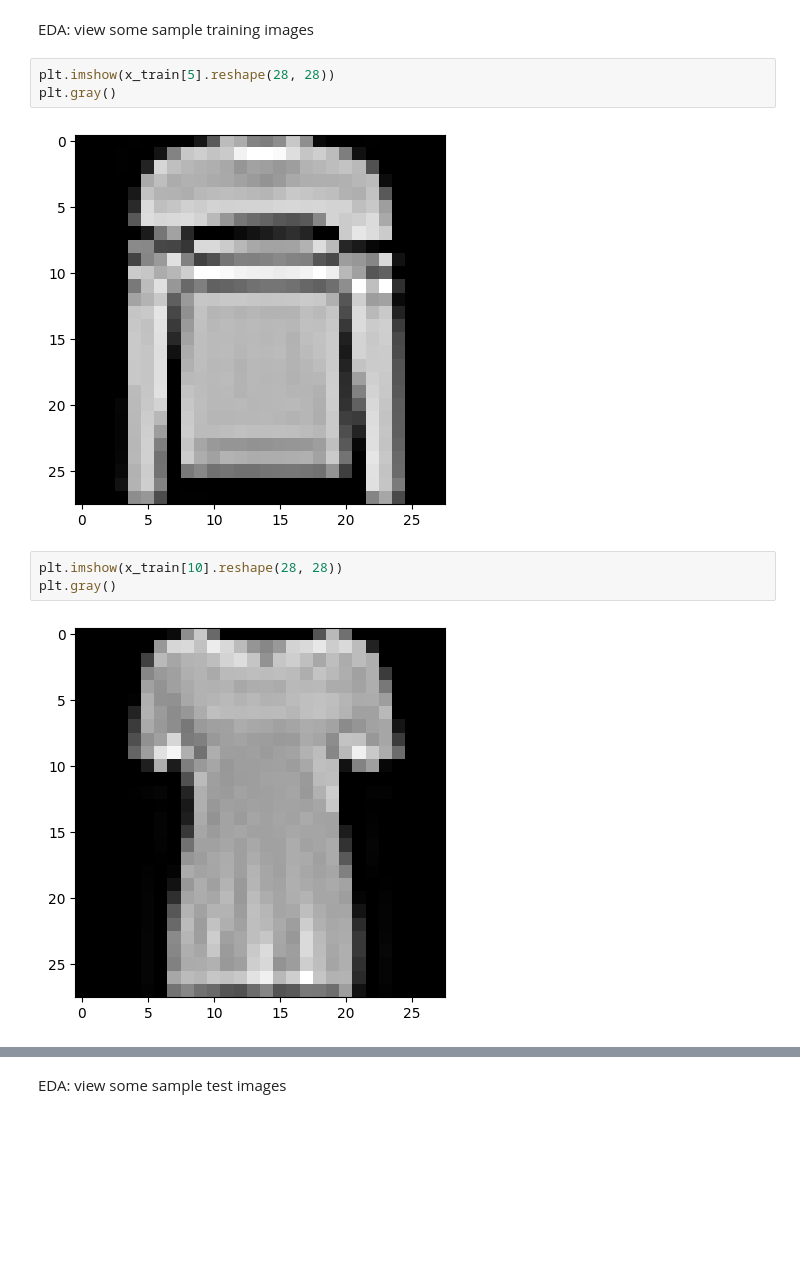
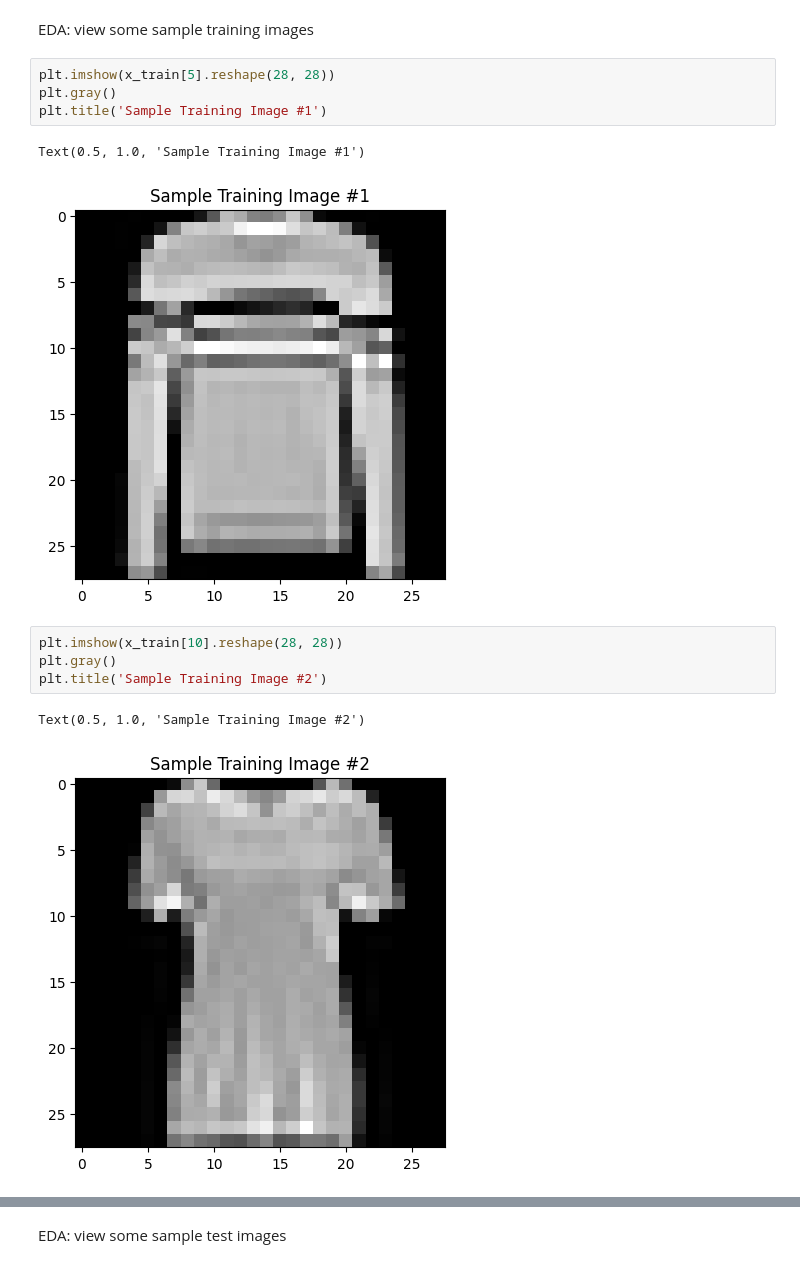
Before and after one commit to laurenwisniewski/DS4002-Project-3, a Jupyter notebook: DS_Project_3.ipynb, the cells around one changed output, grey strips where cells are left out. Saved outputs shown, nothing was run; the diff lists cells and outputs as text; blank space fills up the shorter version.

```diff
--- a/DS_Project_3.ipynb
+++ b/DS_Project_3.ipynb
@@ -52,10 +52,14 @@ EDA: view some sample training images
 # %%
 plt.imshow(x_train[5].reshape(28, 28))
 plt.gray()
+plt.title('Sample Training Image #1')
 # %% [output]
+Text(0.5, 1.0, 'Sample Training Image #1')
-[figure, old version]
+[figure, new version]
 # %%
 plt.imshow(x_train[10].reshape(28, 28))
 plt.gray()
+plt.title('Sample Training Image #2')
 # %% [output]
+Text(0.5, 1.0, 'Sample Training Image #2')
-[figure, old version]
+[figure, new version]
```
Also changed, not shown: parts of 4 cells of this notebook.
